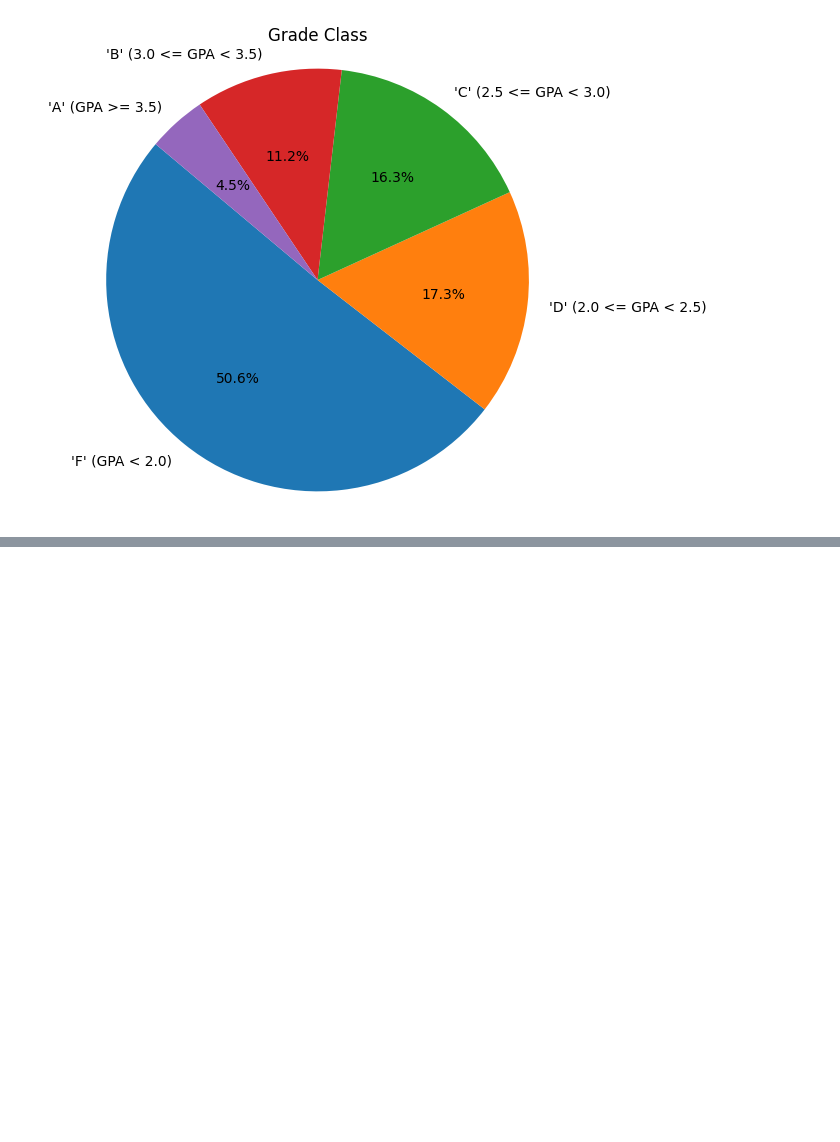
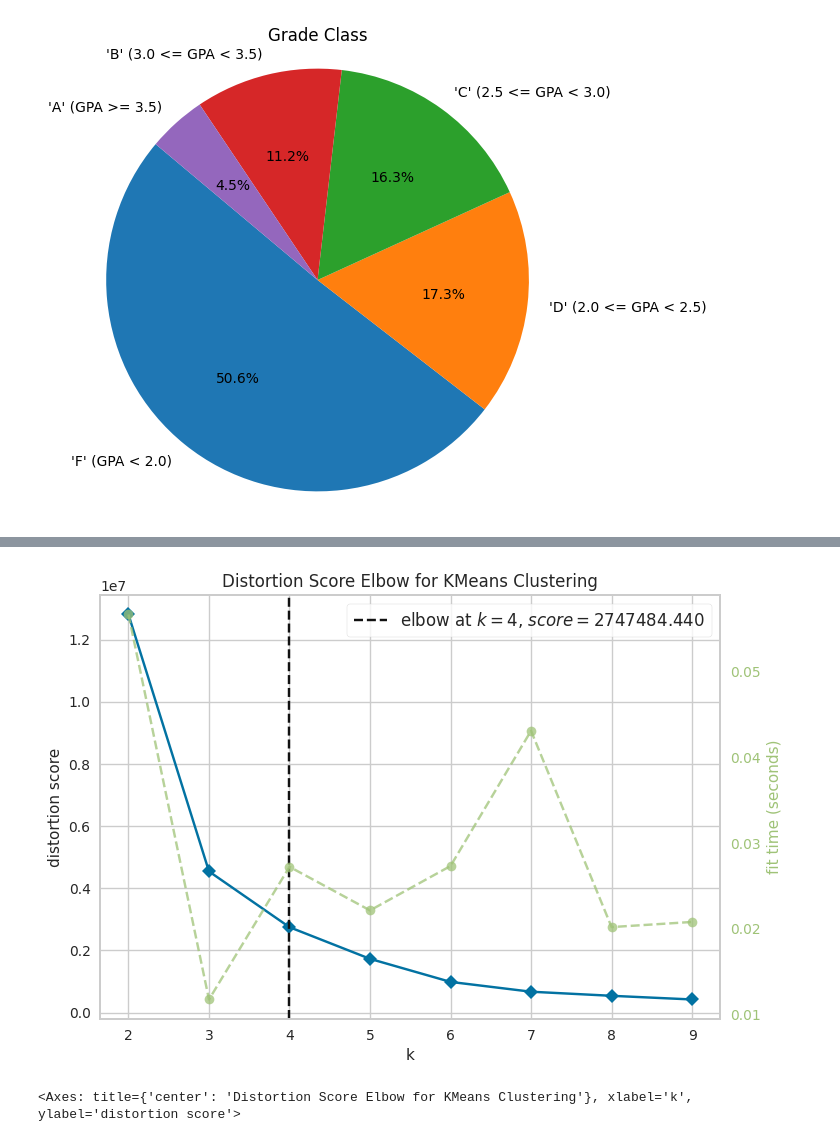
Before and after one commit to TDangarembizi/StudentPerformance, a Jupyter notebook: studentperformance.ipynb, the cells around one changed output, grey strips where cells are left out. Drawn from its saved outputs; the diff is of its cells as text; code cells hidden in the pictures; blank space fills up the shorter version.

Commit message:
cluster analysis

```diff
--- a/studentperformance.ipynb
+++ b/studentperformance.ipynb
@@ -259,3 +259,12 @@ plt.axis('equal')
 plt.show()
 # %% [output]
 [figure]
+# %%
+class0=data[data['GradeClass']==0.0]
+class1=data[data['GradeClass']==1.0]
+class2=data[data['GradeClass']==2.0]
+class3=data[data['GradeClass']==3.0]
+class4=data[data['GradeClass']==4.0]
+# %%
+X=class0[['StudentID','Age','Gender','Ethnicity','ParentalEducation','StudyTimeWeekly','Absences','Tutoring','ParentalSupport','Extracurricular','Sports','Music','Volunteering','GPA']]
+X.head()
@@ -261,0 +288,13 @@ plt.show()
+# %%
+from sklearn.cluster import KMeans
+from yellowbrick.cluster import KElbowVisualizer
+
+model = KMeans()
+
+visualizer = KElbowVisualizer(model, k=(2,10))
+
+visualizer.fit(X)
+visualizer.show()
+# %% [output]
+[figure, added]
+<Axes: title={'center': 'Distortion Score Elbow for KMeans Clustering'}, xlabel='k', ylabel='distortion score'>
```
Also changed, not shown: parts of 16 cells of this notebook.
